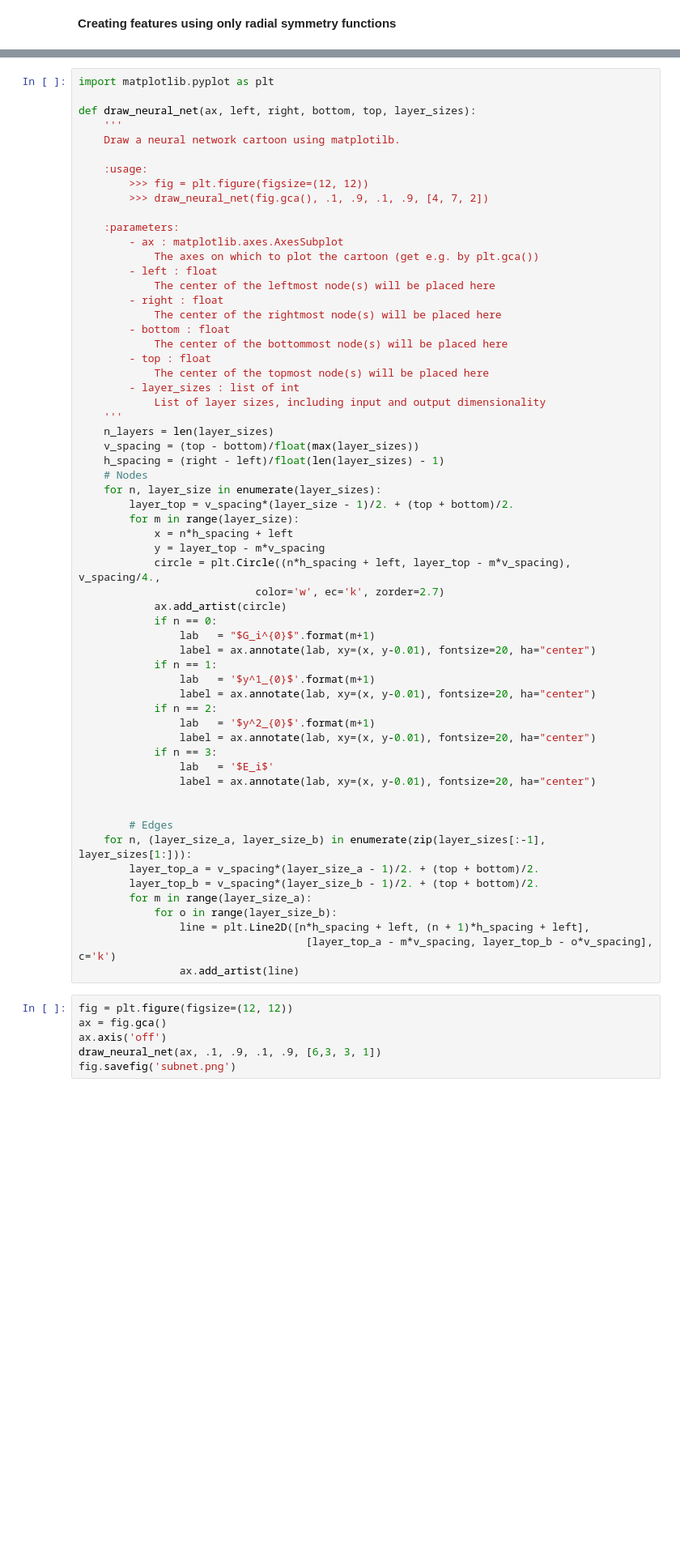
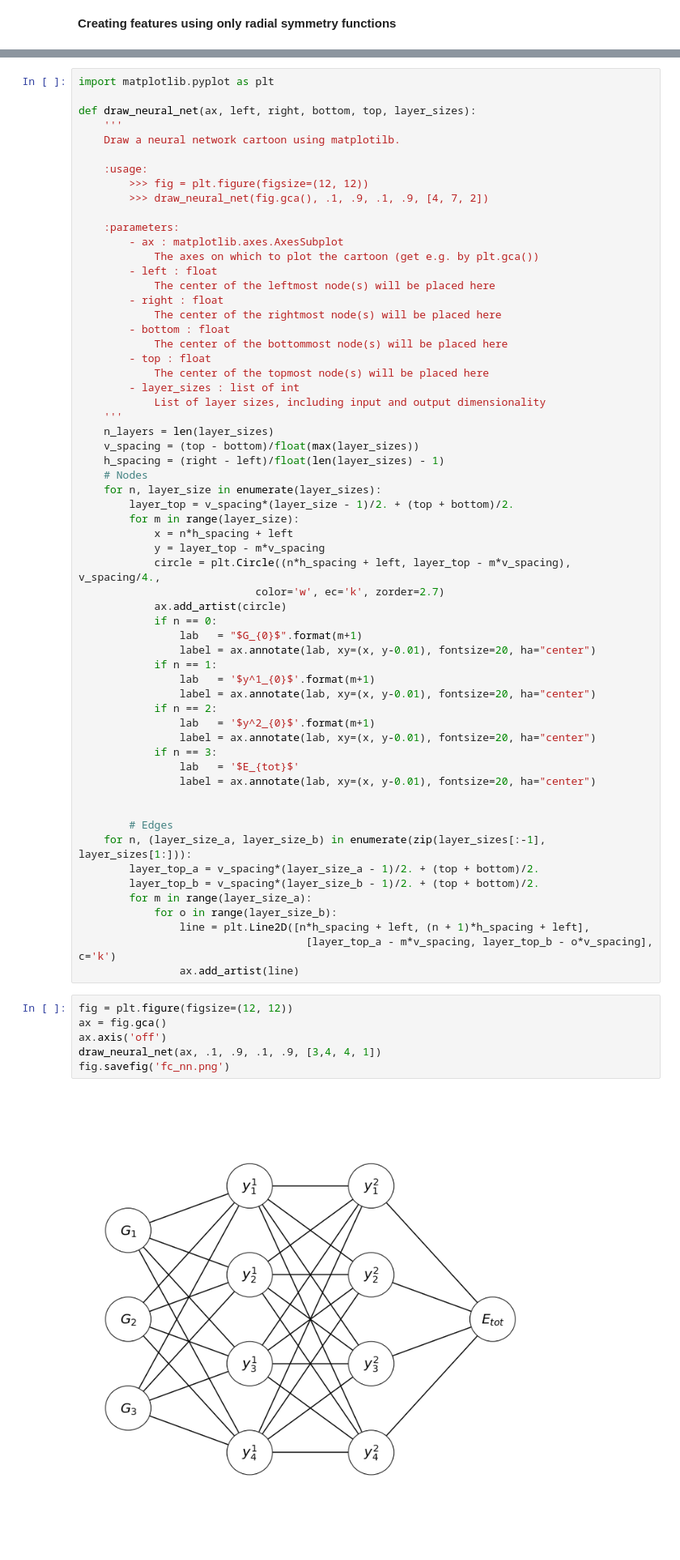
Before and after one commit to KKaroni/Symmetry-in-Machine-learned-Molecular-Force-Fields, a Jupyter notebook: BPNN.ipynb, the cells around one changed output, grey strips where cells are left out. Shown at 81% size. Cells and saved outputs as stored; diff of their text form; blank space fills up the shorter version.

```diff
--- a/BPNN.ipynb
+++ b/BPNN.ipynb
@@ -1914,7 +1945,7 @@ def draw_neural_net(ax, left, right, bottom, top, layer_sizes):
                             color='w', ec='k', zorder=2.7)
             ax.add_artist(circle)
             if n == 0:
-                lab   = "$G_i^{0}$".format(m+1)
+                lab   = "$G_{0}$".format(m+1)
                 label = ax.annotate(lab, xy=(x, y-0.01), fontsize=20, ha="center")
             if n == 1:
                 lab   = '$y^1_{0}$'.format(m+1)
@@ -1923,7 +1954,7 @@ def draw_neural_net(ax, left, right, bottom, top, layer_sizes):
                 lab   = '$y^2_{0}$'.format(m+1)
                 label = ax.annotate(lab, xy=(x, y-0.01), fontsize=20, ha="center")
             if n == 3:
-                lab   = '$E_i$'
+                lab   = '$E_{tot}$'
                 label = ax.annotate(lab, xy=(x, y-0.01), fontsize=20, ha="center")
 
 
@@ -1939,6 +1970,8 @@ def draw_neural_net(ax, left, right, bottom, top, layer_sizes):
 # %%
 fig = plt.figure(figsize=(12, 12))
 ax = fig.gca()
 ax.axis('off')
-draw_neural_net(ax, .1, .9, .1, .9, [6,3, 3, 1])
-fig.savefig('subnet.png')
+draw_neural_net(ax, .1, .9, .1, .9, [3,4, 4, 1])
+fig.savefig('fc_nn.png')
+# %% [output]
+[figure, added]
```
Also changed, not shown: parts of 10 cells of this notebook.
